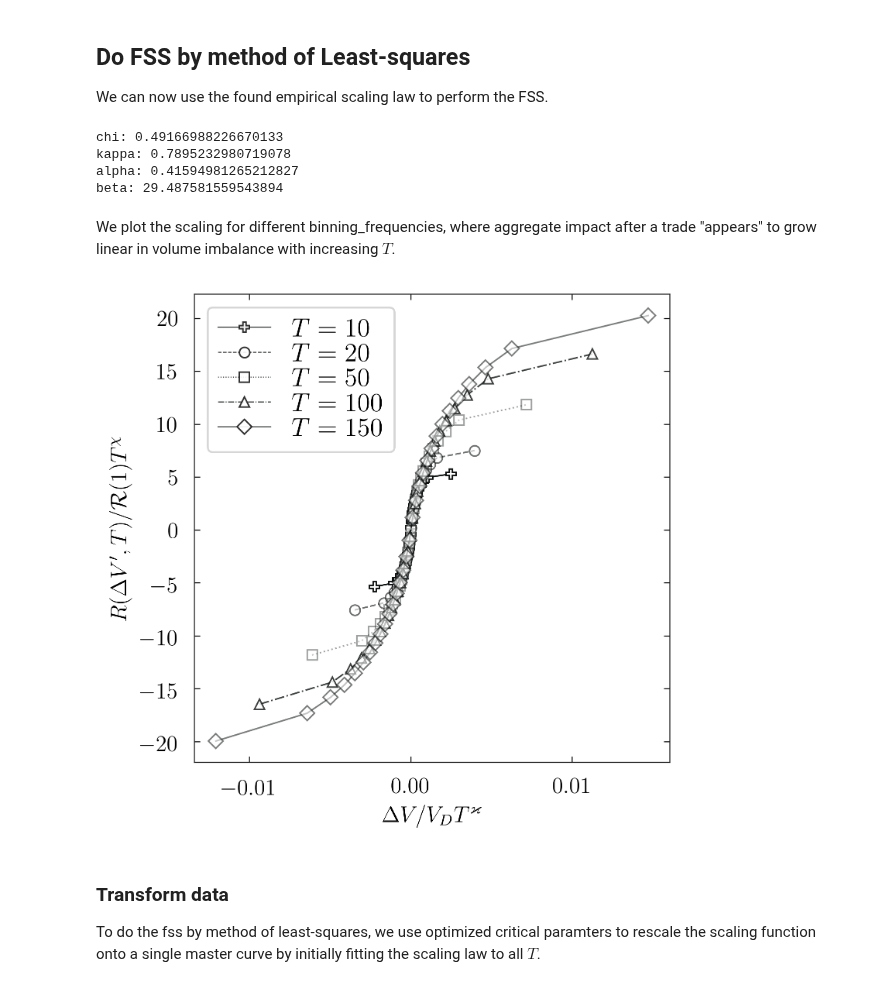
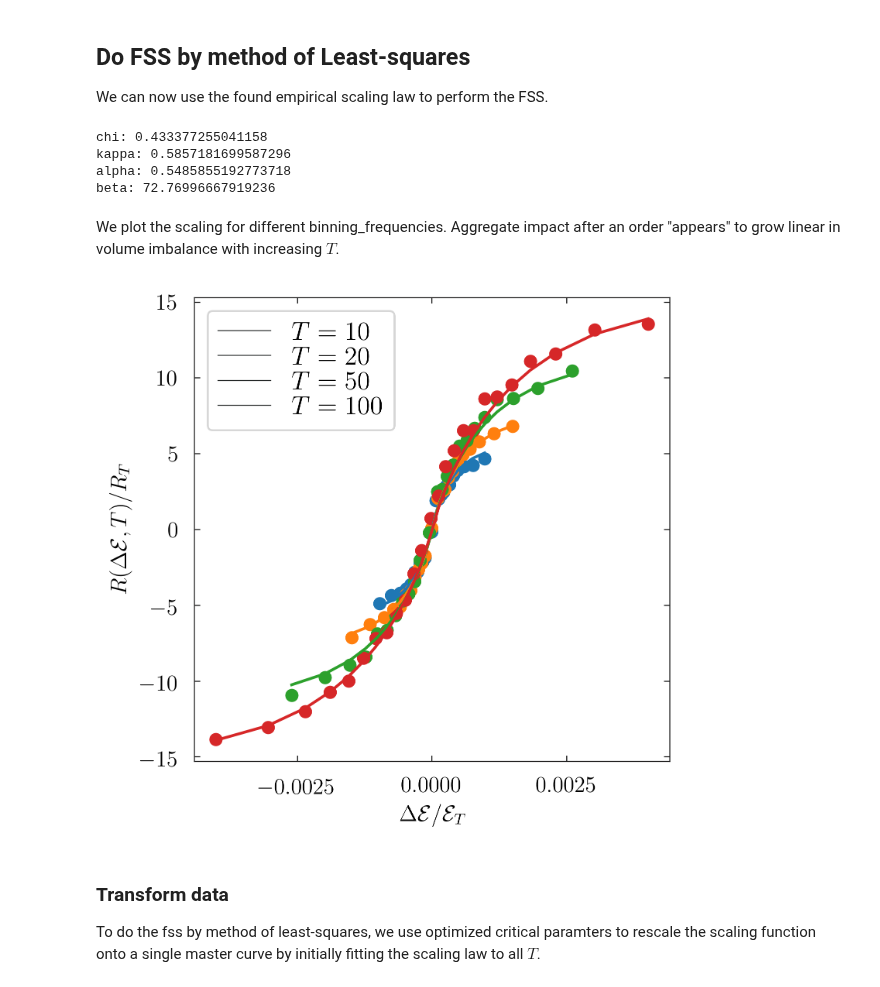
Before and after one commit to anabugaenko/liquidity, a Jupyter notebook: notebooks/MO/price_impact.ipynb, the cells around one changed output. Cells and saved outputs as stored; diff of their text form; code cells hidden in the pictures.

Commit message:
#15, Fixed bug with computing impact from returns via prop predictions

```diff
--- a/notebooks/MO/price_impact.ipynb
+++ b/notebooks/MO/price_impact.ipynb
@@ -77,7 +74,7 @@ for aggregate price returns, where $\mathcal{R}(1)$, $\mathcal{E}_D$ represent c
 # %%
 # Constants
-DATA_RANGE = list(range(10, 151))
-BINNING_FREQUENCIES = [10, 20, 50, 100, 150]
+BINNING_RANGE = list(range(10, 151))
+BINNING_FREQUENCIES = [10, 20, 50, 100]
 # %%
 # Load orderbook raw sample data
 stocks = ['TSLA', 'AMZN', 'NFLX', 'MSFT', 'EBAY', 'AAPL', 'GOOG']
@@ -139,0 +119,3 @@ display(aggregate_features)
+# %%
+imbalance_column = "sign_imbalance"
+conditional_aggregate_impact = aggregate_impact(aapl_raw_df, BINNING_RANGE, imbalance_column=imbalance_column)
@@ -143,5 +140,0 @@ From aggegate features, we compute aggregate impact of market orders MO. All imp
-# %%
-# Compute data for susceptibility
-imbalance_column = "volume_imbalance"
-aggregate_impact_data = aggregate_impact(aggregate_features, conditional_variable=imbalance_column)
-display(aggregate_impact_data)
@@ -236,32 +252,35 @@ print(kappa)
 We can now use the found empirical scaling law to perform the FSS.
 # %%
 # Prepare original data for fitting
-t_values = aggregate_impact_data['T'].values
-imbalance_values = aggregate_impact_data[imbalance_column].values
-r_values = aggregate_impact_data['R'].values
+t_values = conditional_aggregate_impact['T'].values
+imbalance_values = conditional_aggregate_impact[imbalance_column].values
+r_values = conditional_aggregate_impact["R_cond"].values
 
 # Fit data for all Ts
 params = fit_scaling_law(t_values, imbalance_values, r_values, reflect_y=False)
-# %%
-chi, kappa, alpha, beta, CONST = params
-print(f'chi: {chi}')
-print(f'kappa: {kappa}')
-print(f'alpha: {alpha}')
-print(f'beta: {beta}')
-# %% [output]
-chi: 0.49166988226670133
-kappa: 0.7895232980719078
-alpha: 0.41594981265212827
-beta: 29.487581559543894
+# %%
+chi, kappa, alpha, beta, CONST = params
+print(f'chi: {chi}')
+print(f'kappa: {kappa}')
+print(f'alpha: {alpha}')
+print(f'beta: {beta}')
+# %% [output]
+chi: 0.433377255041158
+kappa: 0.5857181699587296
+alpha: 0.5485855192773718
+beta: 72.76996667919236
 # %% [markdown]
-We plot the scaling for different binning_frequencies, where aggregate impact after a trade "appears" to grow linear in volume imbalance with increasing $T$.
+We plot the scaling for different binning_frequencies. Aggregate impact after an order "appears" to grow linear in volume imbalance with increasing $T$.
 # %%
-plot_scaling_function(aggregate_impact_data, scaling_params=params,
-                  line_color=EBAY_COLORS.dark_color,
-                  markers_color="white",
-                  imbalance_column=imbalance_column)
+plot_scaling_function(
+    conditional_aggregate_impact,
+    scaling_params=params,
+    #line_color=EBAY_COLORS.dark_color,
+    markers_color="white",
+    imbalance_column=imbalance_column,
+    binning_frequencies=BINNING_FREQUENCIES)
 # %% [output]
-[figure, old version]
+[figure, new version]
 # %% [markdown]
 ### Transform data
 To do the fss by method of least-squares, we use optimized critical paramters to rescale the scaling function onto a single master curve by initially fitting the scaling law to all $T$.
```
Also changed, not shown: parts of 26 cells of this notebook, 16 other files.
